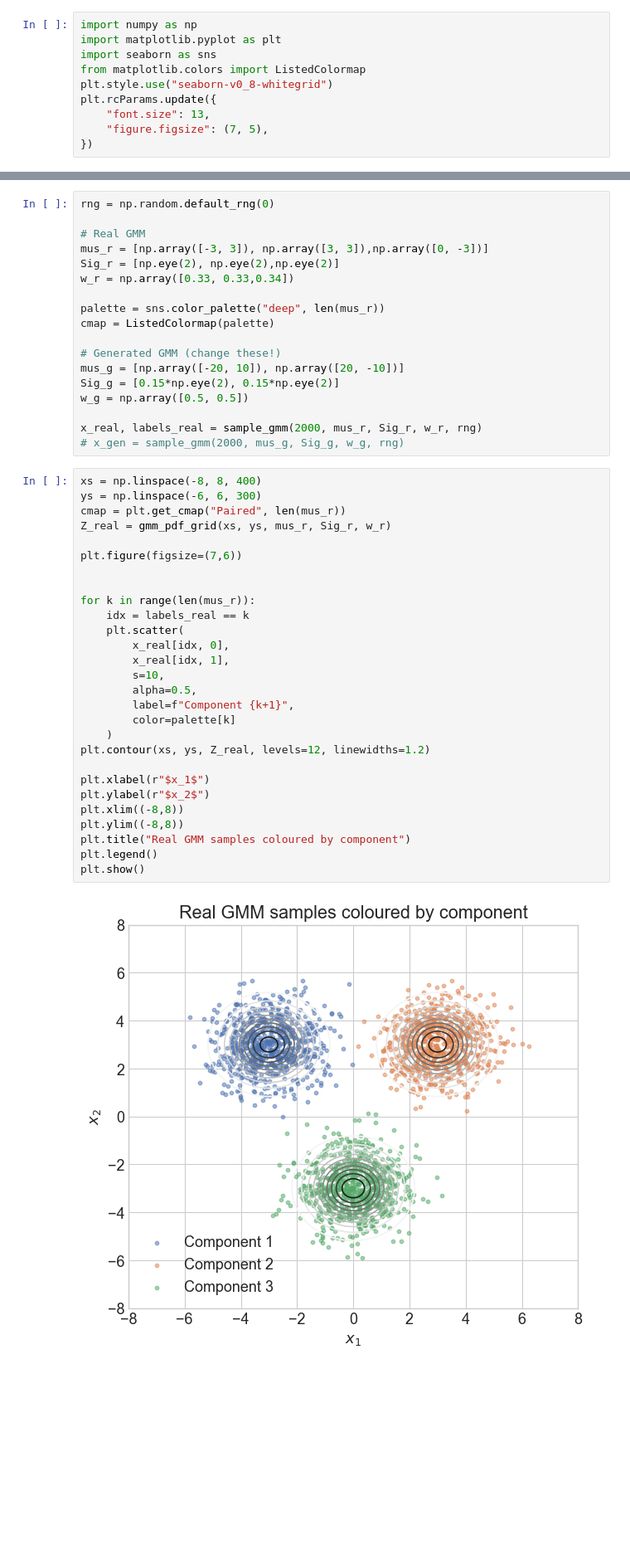
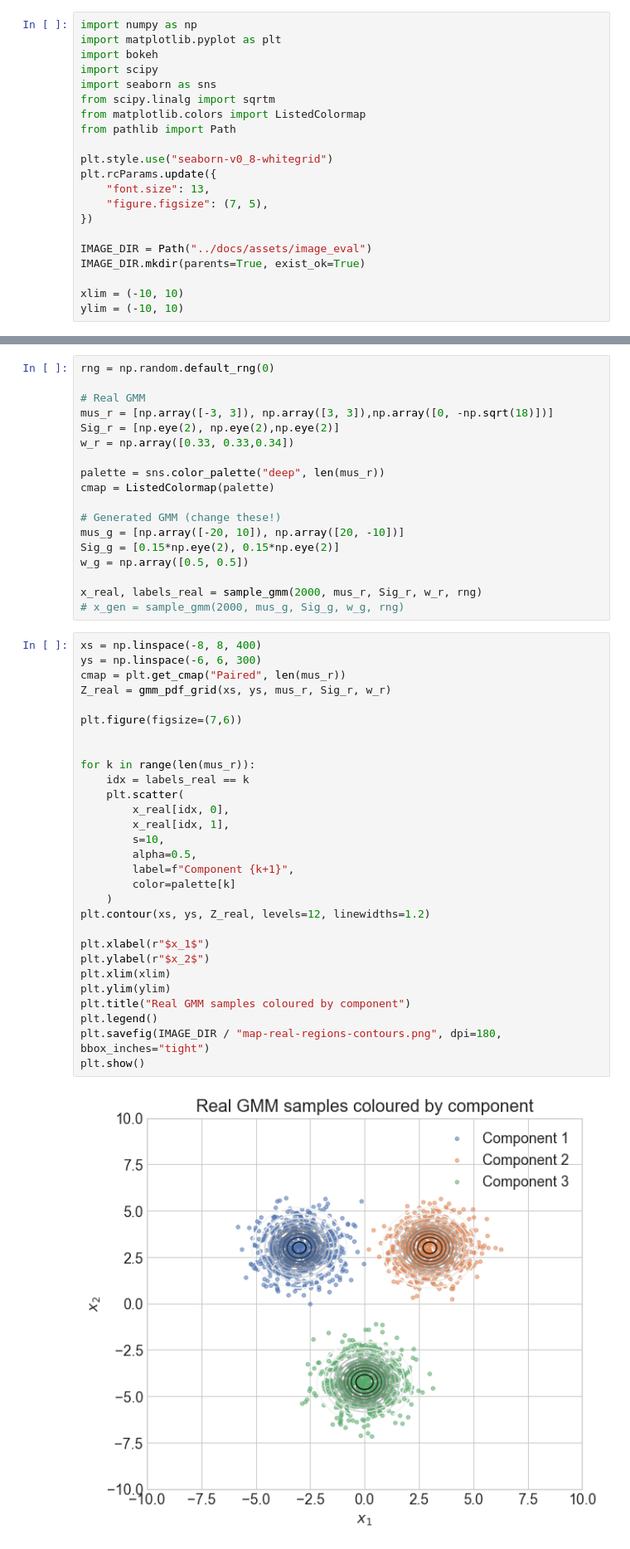
Before and after one commit to LukeCPadmore/personal-blog, a Jupyter notebook: notebooks/image_eval.ipynb, the cells around one changed output, grey strips where cells are left out. Shown at 83% size. Drawn from its saved outputs; the diff is of its cells as text; blank space fills up the shorter version.

Commit message:
FID derivations + plots

```diff
--- a/notebooks/image_eval.ipynb
+++ b/notebooks/image_eval.ipynb
@@ -1,13 +1,24 @@
 # %%
 import numpy as np
 import matplotlib.pyplot as plt
+import bokeh
+import scipy
 import seaborn as sns
+from scipy.linalg import sqrtm
 from matplotlib.colors import ListedColormap
+from pathlib import Path
+
 plt.style.use("seaborn-v0_8-whitegrid")
 plt.rcParams.update({
     "font.size": 13,
     "figure.figsize": (7, 5),
 })
+
+IMAGE_DIR = Path("../docs/assets/image_eval")
+IMAGE_DIR.mkdir(parents=True, exist_ok=True)
+
+xlim = (-10, 10)
+ylim = (-10, 10)
 # %%
 def mvn_pdf_grid(xs, ys, mu, Sigma):
     X, Y = np.meshgrid(xs, ys)
@@ -88,7 +99,7 @@ def map_regions(xs, ys, mus, Sigmas, weights):
 rng = np.random.default_rng(0)
 
 # Real GMM
-mus_r = [np.array([-3, 3]), np.array([3, 3]),np.array([0, -3])]
+mus_r = [np.array([-3, 3]), np.array([3, 3]),np.array([0, -np.sqrt(18)])]
 Sig_r = [np.eye(2), np.eye(2),np.eye(2)]
 w_r = np.array([0.33, 0.33,0.34])
 
@@ -105,31 +116,32 @@ x_real, labels_real = sample_gmm(2000, mus_r, Sig_r, w_r, rng)
 # %%
 xs = np.linspace(-8, 8, 400)
 ys = np.linspace(-6, 6, 300)
 cmap = plt.get_cmap("Paired", len(mus_r))
 Z_real = gmm_pdf_grid(xs, ys, mus_r, Sig_r, w_r)
 
 plt.figure(figsize=(7,6))
 
 
 for k in range(len(mus_r)):
     idx = labels_real == k
     plt.scatter(
         x_real[idx, 0],
         x_real[idx, 1],
         s=10,
         alpha=0.5,
         label=f"Component {k+1}",
         color=palette[k]
     )
 plt.contour(xs, ys, Z_real, levels=12, linewidths=1.2)
 
 plt.xlabel(r"$x_1$")
 plt.ylabel(r"$x_2$")
-plt.xlim((-8,8))
-plt.ylim((-8,8))
+plt.xlim(xlim)
+plt.ylim(ylim)
 plt.title("Real GMM samples coloured by component")
 plt.legend()
+plt.savefig(IMAGE_DIR / "map-real-regions-contours.png", dpi=180, bbox_inches="tight")
 plt.show()
 # %% [output]
-[figure, old version]
+[figure, new version]
 # %%
```
Also changed, not shown: parts of 6 cells of this notebook, 24 other files.
